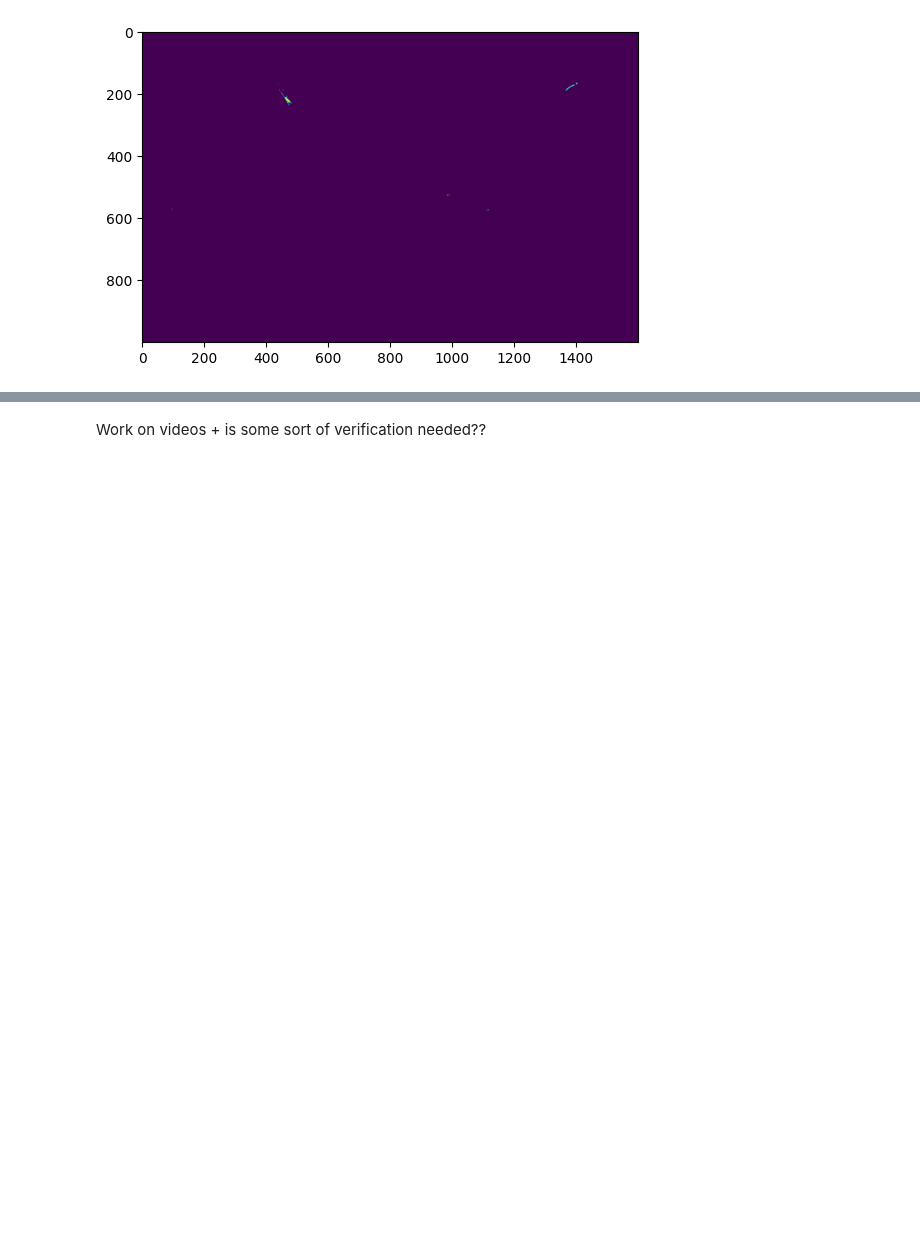
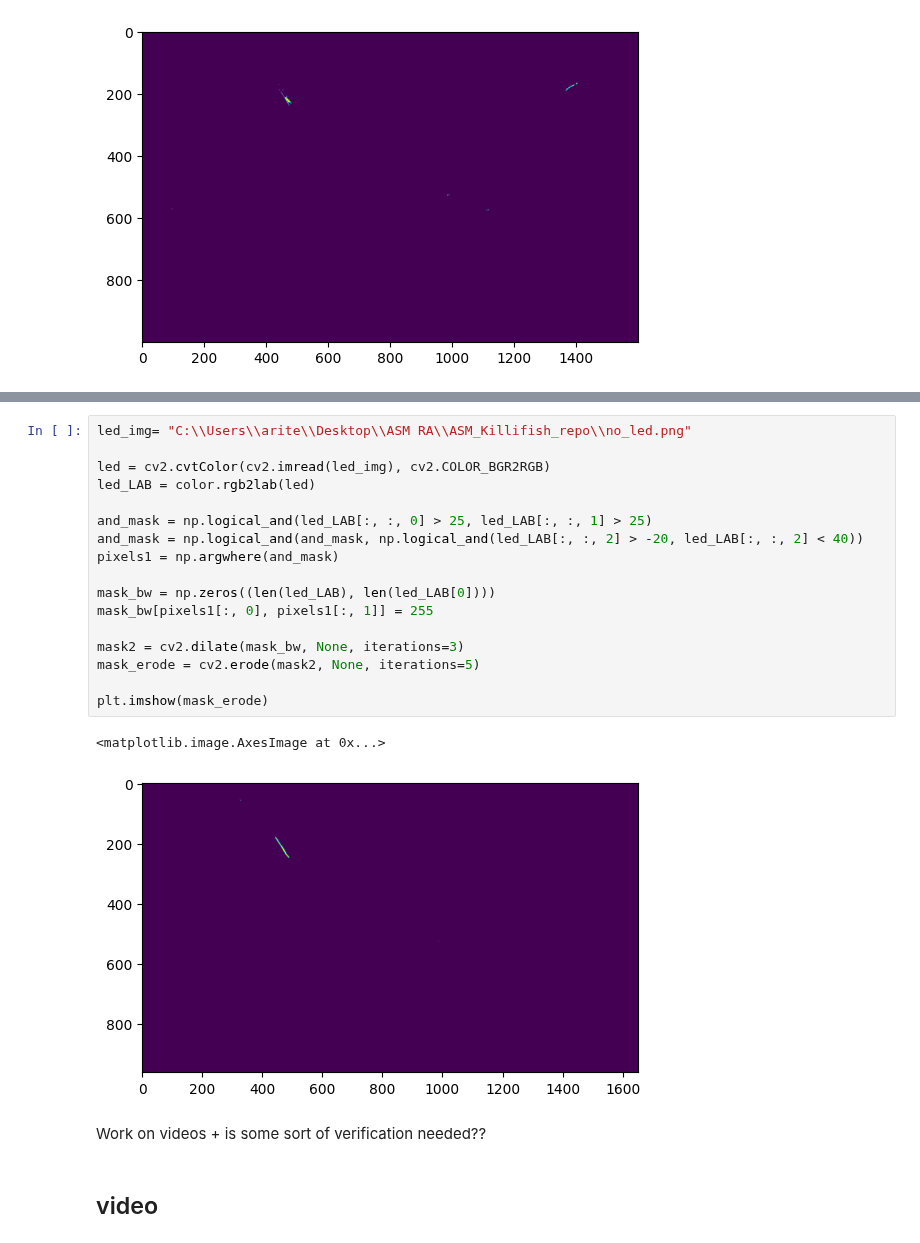
Before and after one commit to teesha902/FYP_ASMLab, a Jupyter notebook: led_tracker.ipynb, the cells around one changed output, grey strips where cells are left out. Saved outputs shown, nothing was run; the diff lists cells and outputs as text; blank space fills up the shorter version.

```diff
--- a/led_tracker.ipynb
+++ b/led_tracker.ipynb
@@ -86,2 +98,24 @@ plt.imshow(mask_no2)
+# %%
+led_img= "C:\\Users\\arite\\Desktop\\ASM RA\\ASM_Killifish_repo\\no_led.png"
+
+led = cv2.cvtColor(cv2.imread(led_img), cv2.COLOR_BGR2RGB)
+led_LAB = color.rgb2lab(led)
+
+and_mask = np.logical_and(led_LAB[:, :, 0] > 25, led_LAB[:, :, 1] > 25)
+and_mask = np.logical_and(and_mask, np.logical_and(led_LAB[:, :, 2] > -20, led_LAB[:, :, 2] < 40))
+pixels1 = np.argwhere(and_mask)
+
+mask_bw = np.zeros((len(led_LAB), len(led_LAB[0])))
+mask_bw[pixels1[:, 0], pixels1[:, 1]] = 255
+
+mask2 = cv2.dilate(mask_bw, None, iterations=3)
+mask_erode = cv2.erode(mask2, None, iterations=5)
+
+plt.imshow(mask_erode)
+# %% [output]
+<matplotlib.image.AxesImage at 0x...>
+[figure, added]
 # %% [markdown]
 Work on videos + is some sort of verification needed??
+# %% [markdown]
+## video
```
Also changed, not shown: parts of 12 cells of this notebook, 14 other files.
